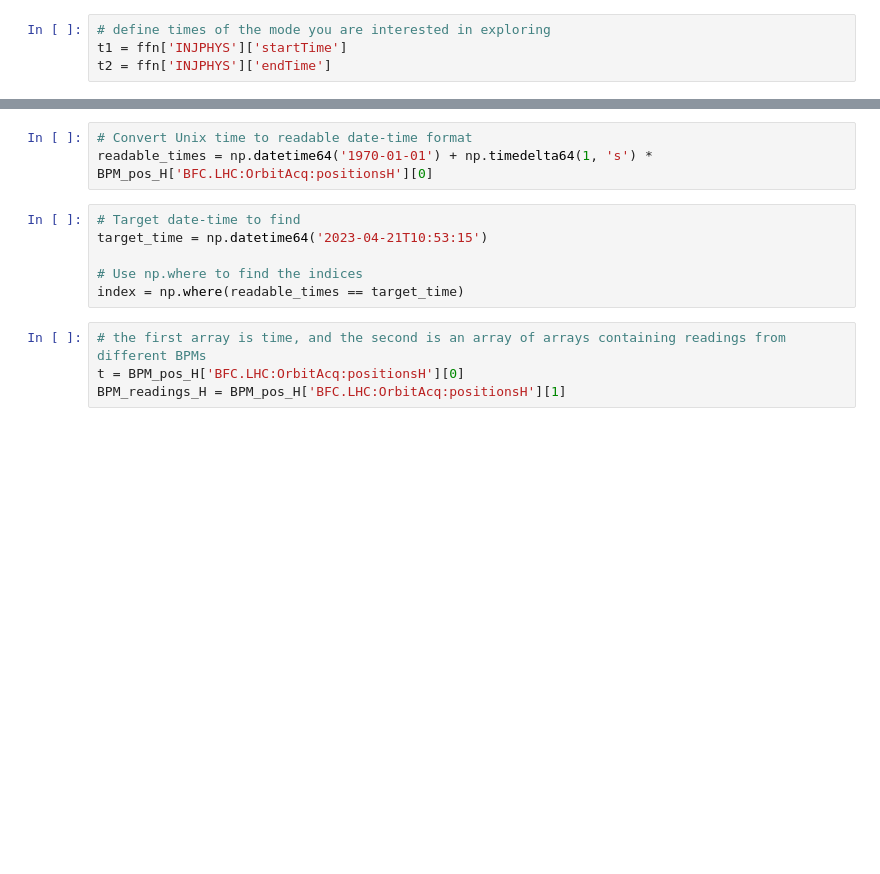
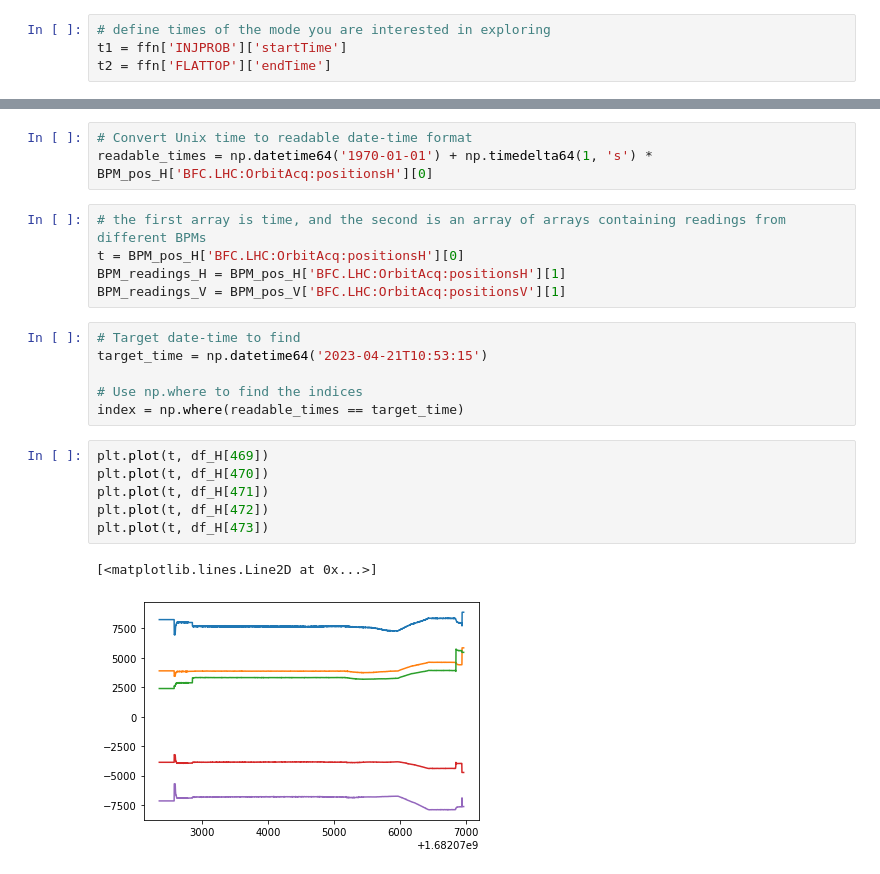
Before and after one commit to maorwat/aperture_measurements, a Jupyter notebook: analysis.ipynb, the cells around one changed output, grey strips where cells are left out. Saved outputs shown, nothing was run; the diff lists cells and outputs as text; blank space fills up the shorter version.

```diff
--- a/analysis.ipynb
+++ b/analysis.ipynb
@@ -27,5 +27,5 @@ fill_timestamps = ldb.get_lhc_fill_data(fill)
 ffn = {item['mode']:item for item in fill_timestamps['beamModes']}
 # %%
 # define times of the mode you are interested in exploring
-t1 = ffn['INJPHYS']['startTime']
-t2 = ffn['INJPHYS']['endTime']
+t1 = ffn['INJPROB']['startTime']
+t2 = ffn['FLATTOP']['endTime']
@@ -46,15 +42,25 @@ BPM_names_np = BPM_names['BFC.LHC:Mappings:fBPMNames_h'][1][0]
 # %%
 # Convert Unix time to readable date-time format
 readable_times = np.datetime64('1970-01-01') + np.timedelta64(1, 's') * BPM_pos_H['BFC.LHC:OrbitAcq:positionsH'][0]
+# %%
+# the first array is time, and the second is an array of arrays containing readings from different BPMs
+t = BPM_pos_H['BFC.LHC:OrbitAcq:positionsH'][0]
+BPM_readings_H = BPM_pos_H['BFC.LHC:OrbitAcq:positionsH'][1]
+BPM_readings_V = BPM_pos_V['BFC.LHC:OrbitAcq:positionsV'][1]
 # %%
 # Target date-time to find
 target_time = np.datetime64('2023-04-21T10:53:15')
 
 # Use np.where to find the indices
 index = np.where(readable_times == target_time)
-# %%
-# the first array is time, and the second is an array of arrays containing readings from different BPMs
-t = BPM_pos_H['BFC.LHC:OrbitAcq:positionsH'][0]
-BPM_readings_H = BPM_pos_H['BFC.LHC:OrbitAcq:positionsH'][1]
+# %%
+plt.plot(t, df_H[469])
+plt.plot(t, df_H[470])
+plt.plot(t, df_H[471])
+plt.plot(t, df_H[472])
+plt.plot(t, df_H[473])
+# %% [output]
+[<matplotlib.lines.Line2D at 0x...>]
+[figure, added]
 # %%
 # let's turn the arrays into DataFrame so we can easily access it
```
Also changed, not shown: parts of 7 cells of this notebook, 1 other file.
